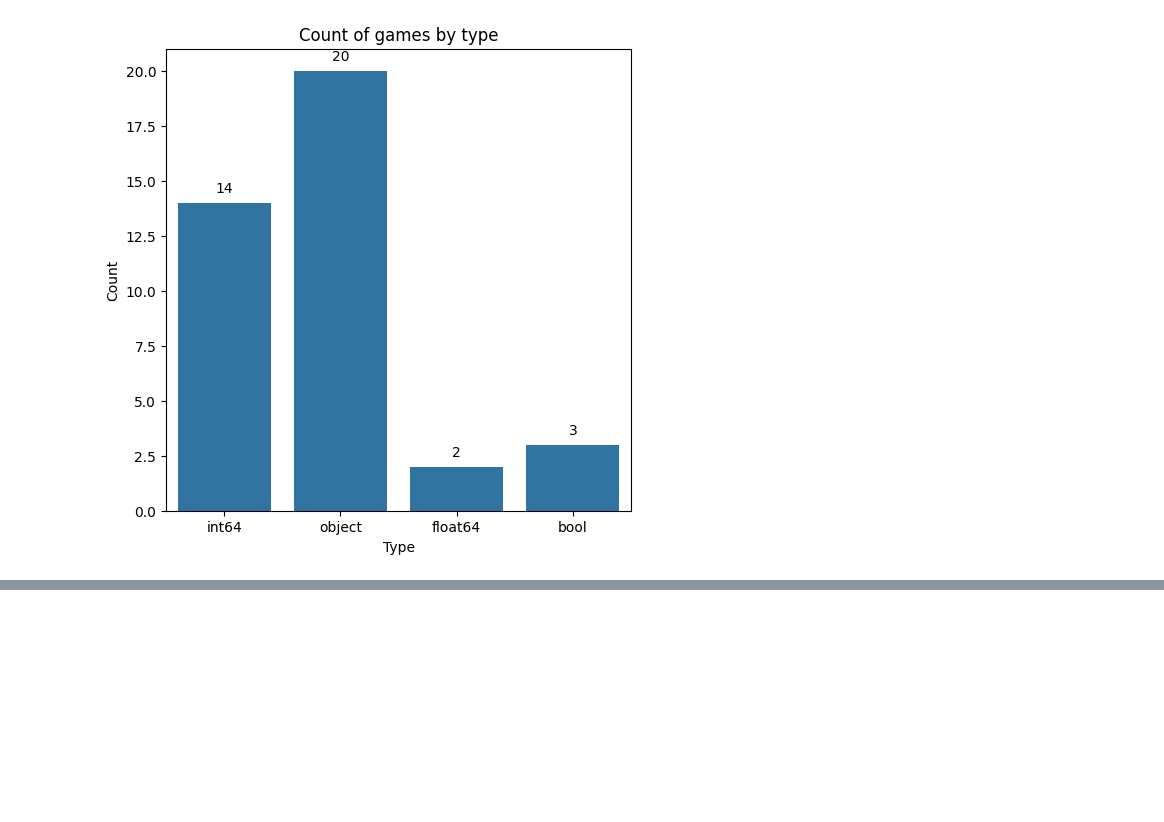
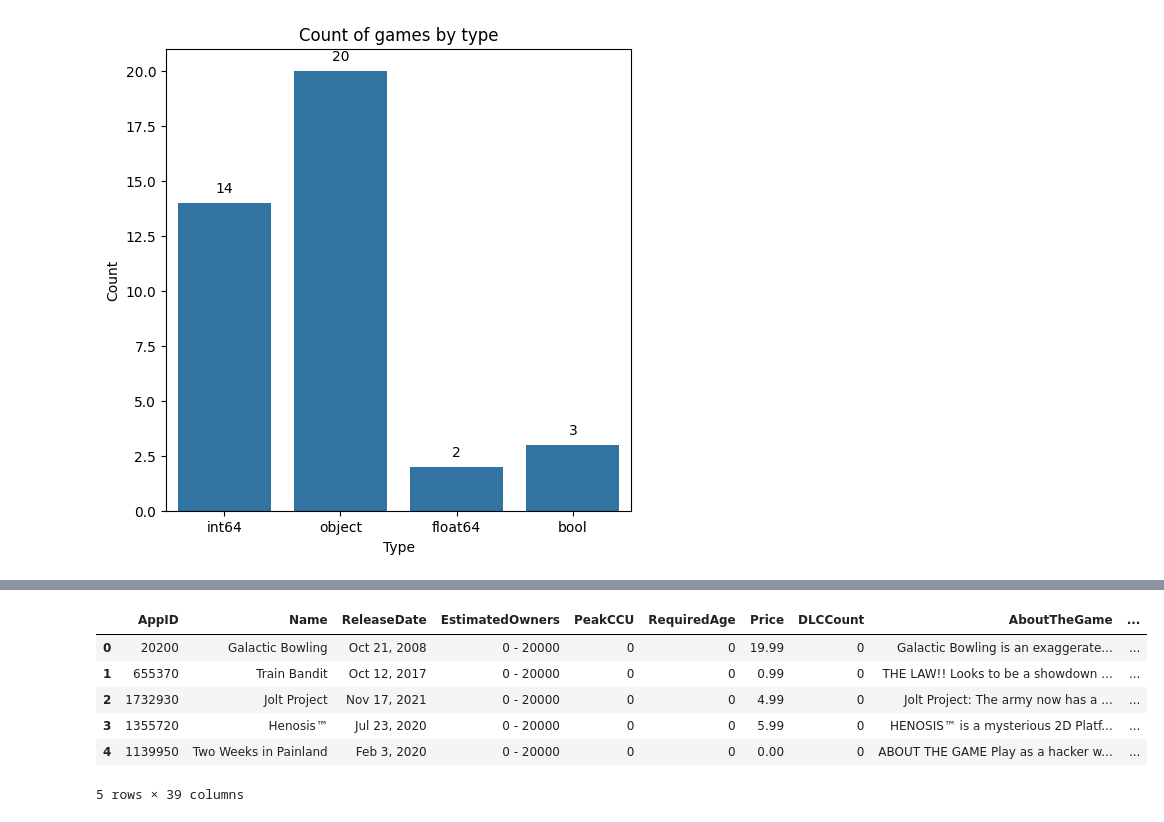
Before and after one commit to SamuelEscalante/SteamGames_Repository, a Jupyter notebook: EDA/raw_eda.ipynb, the cells around one changed output, grey strips where cells are left out. Saved outputs shown, nothing was run; the diff lists cells and outputs as text; code cells hidden in the pictures; blank space fills up the shorter version.

```diff
--- a/EDA/raw_eda.ipynb
+++ b/EDA/raw_eda.ipynb
@@ -100,0 +149,10 @@ games.columns
+# %%
+games.head(5)
+# %% [output]
+|  | AppID | Name | ReleaseDate | EstimatedOwners | PeakCCU | RequiredAge | Price | DLCCount | AboutTheGame | ... |
+| 0 | 20200 | Galactic Bowling | Oct 21, 2008 | 0 - 20000 | 0 | 0 | 19.99 | 0 | Galactic Bowling is an exaggerate... | ... |
+| 1 | 655370 | Train Bandit | Oct 12, 2017 | 0 - 20000 | 0 | 0 | 0.99 | 0 | THE LAW!! Looks to be a showdown ... | ... |
+| 2 | 1732930 | Jolt Project | Nov 17, 2021 | 0 - 20000 | 0 | 0 | 4.99 | 0 | Jolt Project: The army now has a ... | ... |
+| 3 | 1355720 | Henosis™ | Jul 23, 2020 | 0 - 20000 | 0 | 0 | 5.99 | 0 | HENOSIS™ is a mysterious 2D Platf... | ... |
+| 4 | 1139950 | Two Weeks in Painland | Feb 3, 2020 | 0 - 20000 | 0 | 0 | 0.00 | 0 | ABOUT THE GAME Play as a hacker w... | ... |
+5 rows × 39 columns
```
Also changed, not shown: parts of 34 cells of this notebook.
